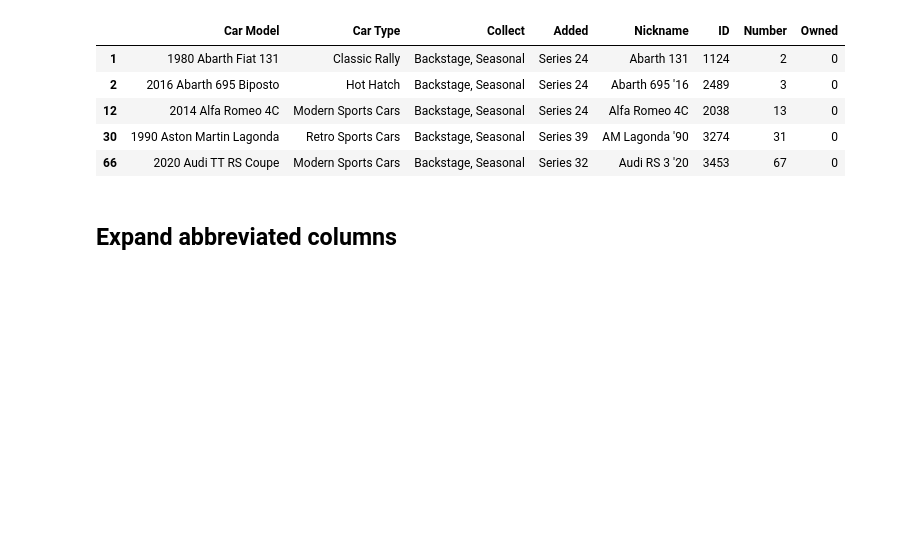
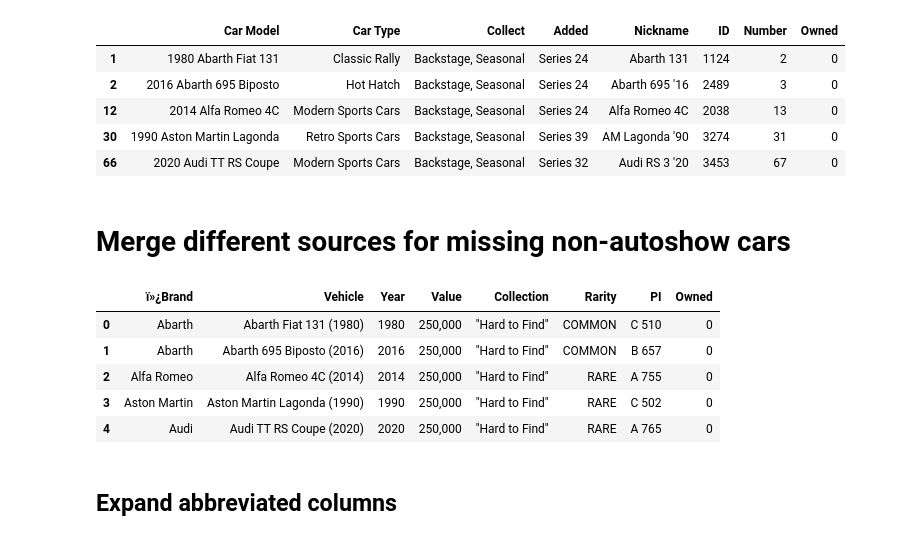
Before and after one commit to iaspidem/fh-cars-list, a Jupyter notebook: fh5-process-ext.ipynb, the cells around one changed output. Drawn from its saved outputs; the diff is of its cells as text; code cells hidden in the pictures; blank space fills up the shorter version.

Commit message:
read alternate source for missing non-autoshow cars into dataframe

```diff
--- a/fh5-process-ext.ipynb
+++ b/fh5-process-ext.ipynb
@@ -472,6 +472,18 @@ df_ext_missing.head()
 | 12 | 2014 Alfa Romeo 4C | Modern Sports Cars | Backstage, Seasonal | Series 24 | Alfa Romeo 4C | 2038 | 13 | 0 |
 | 30 | 1990 Aston Martin Lagonda | Retro Sports Cars | Backstage, Seasonal | Series 39 | AM Lagonda '90 | 3274 | 31 | 0 |
 | 66 | 2020 Audi TT RS Coupe | Modern Sports Cars | Backstage, Seasonal | Series 32 | Audi RS 3 '20 | 3453 | 67 | 0 |
+# %% [markdown]
+# Merge different sources for missing non-autoshow cars
+# %%
+df_missing = pd.read_csv("FH5/FH5-nonautoshow.csv", encoding="cp1252")
+df_missing.head()
+# %% [output]
+|  | ï»¿Brand | Vehicle | Year | Value | Collection | Rarity | PI | Owned |
+| 0 | Abarth | Abarth Fiat 131 (1980) | 1980 | 250,000 | "Hard to Find" | COMMON | C 510 | 0 |
+| 1 | Abarth | Abarth 695 Biposto (2016) | 2016 | 250,000 | "Hard to Find" | COMMON | B 657 | 0 |
+| 2 | Alfa Romeo | Alfa Romeo 4C (2014) | 2014 | 250,000 | "Hard to Find" | RARE | A 755 | 0 |
+| 3 | Aston Martin | Aston Martin Lagonda (1990) | 1990 | 250,000 | "Hard to Find" | RARE | C 502 | 0 |
+| 4 | Audi | Audi TT RS Coupe (2020) | 2020 | 250,000 | "Hard to Find" | RARE | A 765 | 0 |
 # %% [markdown]
 ## Expand abbreviated columns
 # %% [markdown]
```
